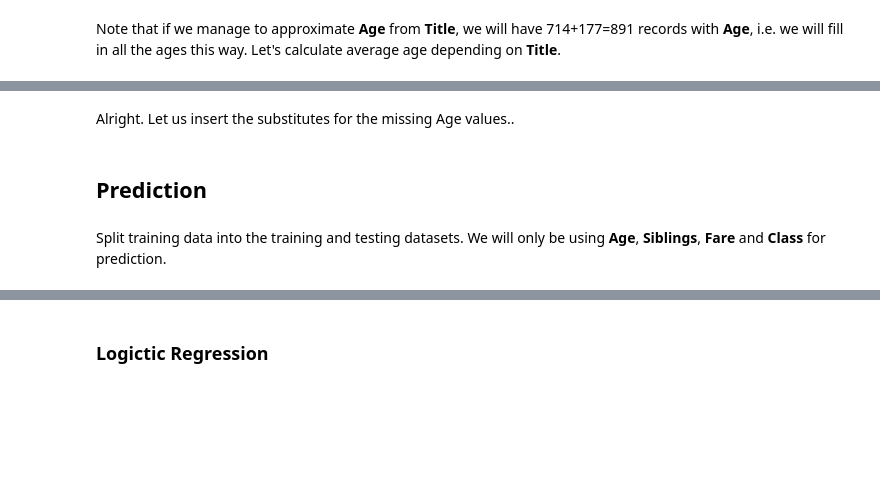
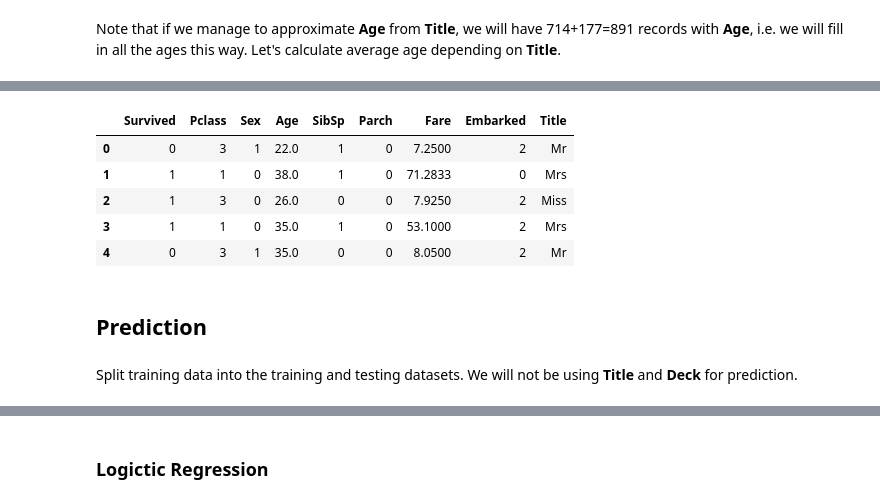
Before and after one commit to eeghor/kaggle-titanic, a Jupyter notebook: titanic-data-analysis.ipynb, the cells around one changed output, grey strips where cells are left out. Drawn from its saved outputs; the diff is of its cells as text; code cells hidden in the pictures; blank space fills up the shorter version.

```diff
--- a/titanic-data-analysis.ipynb
+++ b/titanic-data-analysis.ipynb
@@ -245,20 +145,42 @@ average age for a Master is 4.6
-# %% [markdown]
-Alright. Let us insert the substitutes for the missing Age values..
-# %%
-miss_idx = tdf["Title"].str.strip().isin(same_as_ms)
-tdf.loc[miss_idx, "Age"] = tdf.loc[miss_idx, "Age"].fillna(aver_age_miss)
-# %%
-master_idx = tdf["Title"].str.strip().isin(["Master"])
-tdf.loc[master_idx, "Age"] = tdf.loc[master_idx, "Age"].fillna(aver_age_master)
-# %%
-mr_idx = tdf["Title"].str.strip().isin(same_as_mr)
-tdf.loc[mr_idx,"Age"] = tdf.loc[mr_idx,"Age"].fillna(aver_age_mr)
-
-mrs_idx = tdf["Title"].str.strip().isin(same_as_mrs)
-tdf.loc[mrs_idx,"Age"] = tdf.loc[mrs_idx,"Age"].fillna(aver_age_mrs)
-
-tdf["Embarked"] = tdf["Embarked"].fillna(tdf["Embarked"].mode().loc[0])
+# %%
+def get_age_from_title(df):
+
+    aver_age_miss = round(df[~df["Age"].isnull()  & (df["Title"].str.strip().isin(["Miss","Ms"]))]["Age"].mean(),1)
+    aver_age_mrs = round(df[~df["Age"].isnull()  & (df["Title"].str.strip().isin(["Mrs"]))]["Age"].mean(),1)
+    aver_age_mr = round(df[~df["Age"].isnull()  & (df["Title"].str.strip().isin(["Mr"]))]["Age"].mean(),1)
+
+    if np.sum(df["Title"].str.strip().isin(["Master"])) > 0:
+
+        aver_age_master = round(df[~df["Age"].isnull()  & (df["Title"].str.strip().isin(["Master"]))]["Age"].mean(),1)
+        master_idx = df["Title"].str.strip().isin(["Master"])
+        df.loc[master_idx, "Age"] = df.loc[master_idx, "Age"].fillna(aver_age_master)
+
+    same_as_mrs = ["Mrs","Mme","the Countess","Lady","Dona"]
+    same_as_mr = ["Capt","Col","Don","Mr","Jonkheer","Major","Rev","Sir","Dr"]
+    same_as_ms = ["Ms","Miss","Mlle"]
+
+    miss_idx = df["Title"].str.strip().isin(same_as_ms)
+
+    mr_idx = df["Title"].str.strip().isin(same_as_mr)
+    mrs_idx = df["Title"].str.strip().isin(same_as_mrs)
+
+    df.loc[miss_idx, "Age"] = df.loc[miss_idx, "Age"].fillna(aver_age_miss)
+    df.loc[mr_idx,"Age"] = df.loc[mr_idx,"Age"].fillna(aver_age_mr)
+    df.loc[mrs_idx,"Age"] = df.loc[mrs_idx,"Age"].fillna(aver_age_mrs)
+
+    return df
+# %%
+tdf = get_age_from_title(tdf)
+tdf["Embarked"] = tdf["Embarked"].fillna(2)
+tdf.head()
+# %% [output]
+|  | Survived | Pclass | Sex | Age | SibSp | Parch | Fare | Embarked | Title |
+| 0 | 0 | 3 | 1 | 22.0 | 1 | 0 | 7.2500 | 2 | Mr |
+| 1 | 1 | 1 | 0 | 38.0 | 1 | 0 | 71.2833 | 0 | Mrs |
+| 2 | 1 | 3 | 0 | 26.0 | 0 | 0 | 7.9250 | 2 | Miss |
+| 3 | 1 | 1 | 0 | 35.0 | 1 | 0 | 53.1000 | 2 | Mrs |
+| 4 | 0 | 3 | 1 | 35.0 | 0 | 0 | 8.0500 | 2 | Mr |
 # %% [markdown]
 ## Prediction
 # %% [markdown]
-Split training data into the training and testing datasets. We will only be using **Age**, **Siblings**, **Fare** and **Class** for prediction.
+Split training data into the training and testing datasets. We will not be using **Title** and **Deck** for prediction.
```
Also changed, not shown: parts of 35 cells of this notebook.
